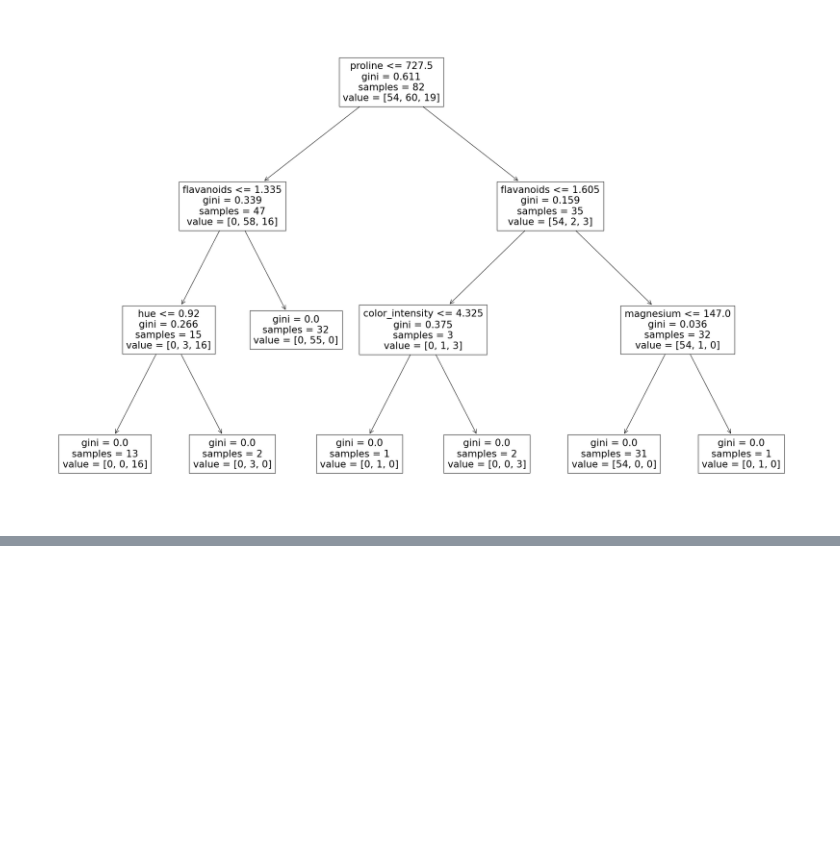
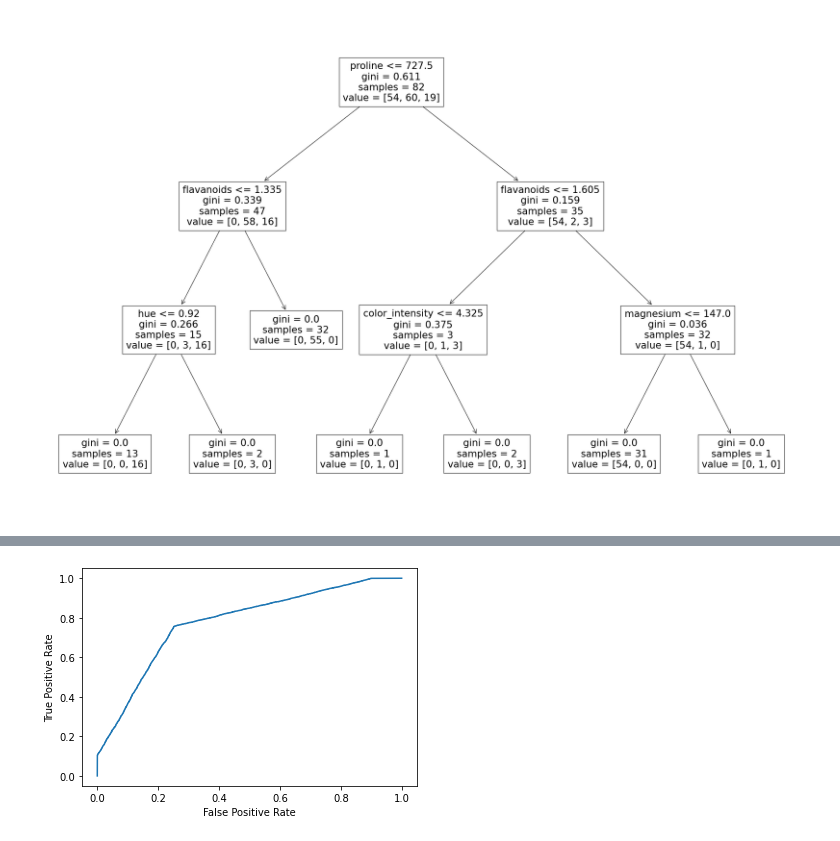
Before and after one commit to maryamsaeedi17/MachineLearning, a Jupyter notebook: 1-Introduction/4-W3school-machine-learning.ipynb, the cells around one changed output, grey strips where cells are left out. Cells and saved outputs as stored; diff of their text form; code cells hidden in the pictures; blank space fills up the shorter version.

```diff
--- a/1-Introduction/4-W3school-machine-learning.ipynb
+++ b/1-Introduction/4-W3school-machine-learning.ipynb
@@ -690,0 +887,4 @@ plot_tree(clf.estimators_[0], feature_names = X.columns)
+# %%
+plot_roc_curve(y, y_prob_1)
+# %% [output]
+[figure, added]
```
Also changed, not shown: parts of 15 cells of this notebook, 1 other file.
